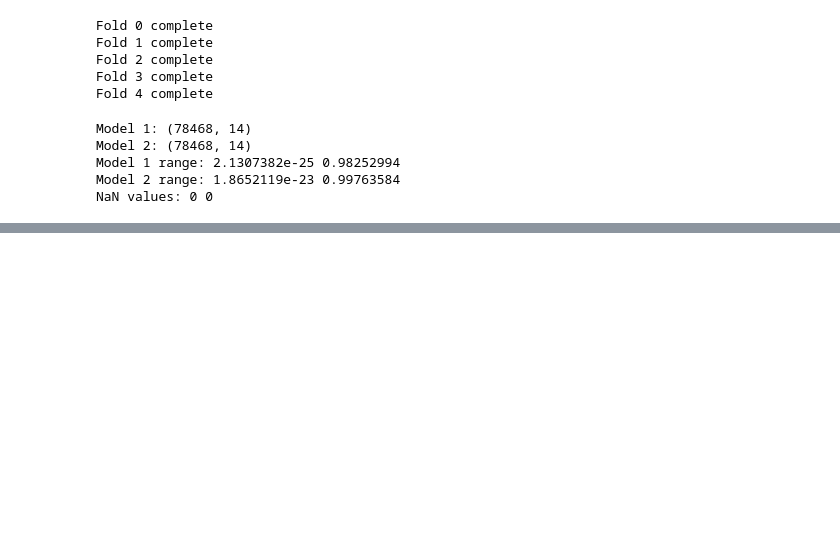
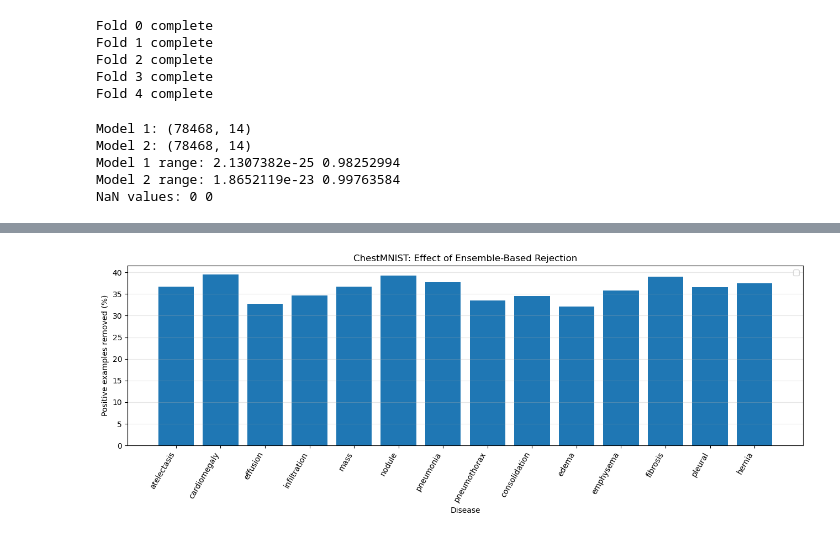
Before and after one commit to HawkWeldon/ML, a Jupyter notebook: Project_Blue/reject.ipynb, the cells around one changed output, grey strips where cells are left out. Saved outputs shown, nothing was run; the diff lists cells and outputs as text; code cells hidden in the pictures; blank space fills up the shorter version.

```diff
--- a/Project_Blue/reject.ipynb
+++ b/Project_Blue/reject.ipynb
@@ -267,0 +420,18 @@ np.savez_compressed("resnet_oof_predictions.npz", probs_1=oof_probs_1, probs_2=o
+# %%
+percentiles = [5, 10, 15, 20, 25]
+
+results = []
+
+for percentile in percentiles:
+    thresholds = np.zeros(14)
+
+    for i in range(14):
+        positive = train_labels[:, i] == 1
+        thresholds[i] = np.percentile(ensemble_probs[positive, i], percentile)
+
+    low_confidence = ((ensemble_probs <= thresholds) & (train_labels == 1))
+    rejected = low_confidence.any(axis=1)
+    results.append({"Percentile": percentile, "Images Removed": rejected.sum(), "Removed (%)": rejected.mean() * 100})
+
+sweep_df = pd.DataFrame(results)
+display(sweep_df)
@@ -267,0 +445,4 @@ np.savez_compressed("resnet_oof_predictions.npz", probs_1=oof_probs_1, probs_2=o
+# %%
+thresholds = np.array([np.percentile(ensemble_probs[train_labels[:, i] == 1, i], 25) for i in range(14)])
+remove_mask = (((ensemble_probs <= thresholds) & (train_labels == 1)).any(axis=1))
+print("Rejected:", remove_mask.sum())
@@ -267,0 +451,7 @@ np.savez_compressed("resnet_oof_predictions.npz", probs_1=oof_probs_1, probs_2=o
+# %%
+before = train_labels.sum(axis=0)
+after = train_labels[~remove_mask].sum(axis=0)
+
+rejection_df = pd.DataFrame({"Class": class_names, "Before": before, "After": after, "Removed": before - after, "Removed (%)": 100 * (before - after) / before})
+
+display(rejection_df.round(2))
@@ -267,0 +474,13 @@ np.savez_compressed("resnet_oof_predictions.npz", probs_1=oof_probs_1, probs_2=o
+# %%
+plt.figure(figsize=(13, 5))
+plt.bar(rejection_df["Class"], rejection_df["Removed (%)"])
+plt.xlabel("Disease")
+plt.ylabel("Positive examples removed (%)")
+plt.title("ChestMNIST: Effect of Ensemble-Based Rejection")
+plt.xticks(rotation=60, ha="right")
+plt.legend()
+plt.grid(axis="y", alpha=0.3)
+plt.tight_layout()
+plt.show()
+# %% [output]
+[figure, added]
```
Also changed, not shown: parts of 13 cells of this notebook, 1 other file.
